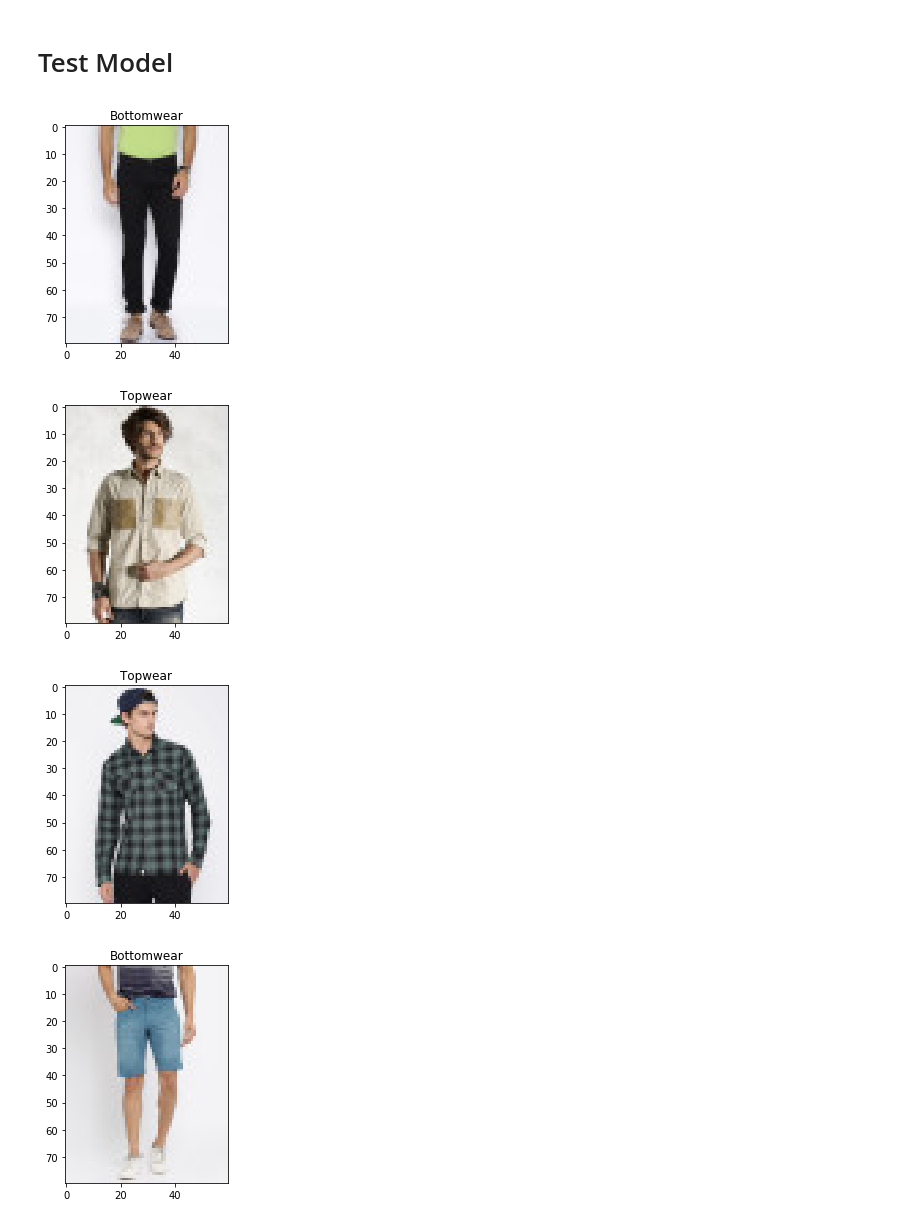
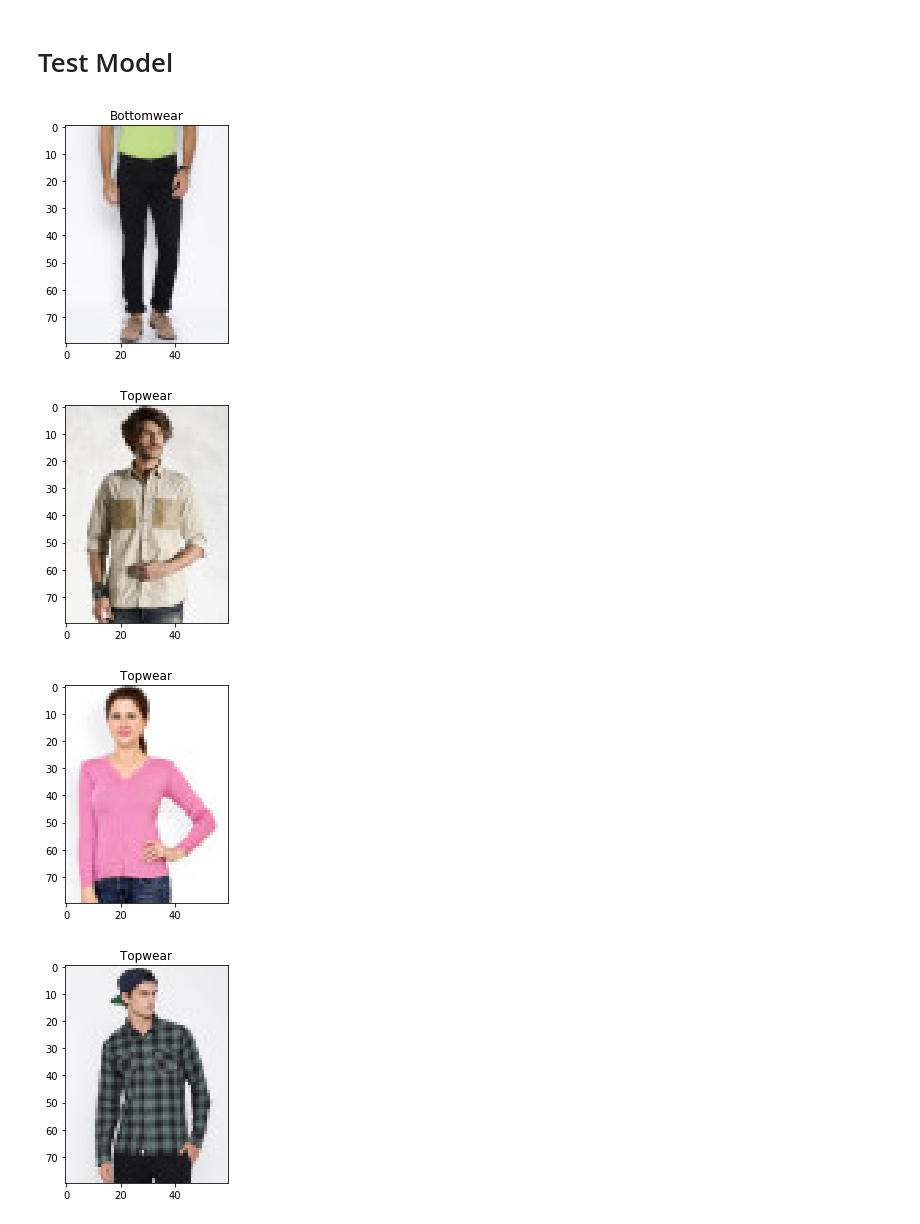
Before and after one commit to paramaggarwal/deeplearning-quickstart, a Jupyter notebook: Start.ipynb, the cells around one changed output. Cells and saved outputs as stored; diff of their text form; code cells hidden in the pictures.

```diff
--- a/Start.ipynb
+++ b/Start.ipynb
@@ -160,26 +160,26 @@ Epoch 5/5
 # %%
 import requests
 import urllib.request
 import matplotlib.pyplot as plt
 
-styleids = [1456039, 1116823, 1595888, 1392558, 1468462]
+styleids = [1456039, 1116823, 1024476, 1595888, 1062662, 1392558, 1377086, 1468462]
 
 for styleid in styleids:
     # download image and read
     r = requests.get(url='http://developer.myntra.com/style/' + str(styleid)).json()
     imageURL = r['data']['styleImages']['default']['imageURL'].replace('assets.myntassets.com/', 'assets.myntassets.com/w_60/')
     urllib.request.urlretrieve(imageURL, 'data/' + str(styleid) + '.jpg')
     image = mpimg.imread('data/' + str(styleid) + '.jpg')
 
     # predict what type is it
     prediction = model.predict_classes(np.array([image]), verbose=0)[0]
 
     # visualize prediction
     plt.title('Topwear' if prediction==0 else 'Bottomwear')
     plt.imshow(image)
     plt.show()
 # %% [output]
 [figure]
 [figure]
-[figure, old version]
+[figure, new version]
-[figure, old version]
+[figure, new version]
```
Also changed, not shown: parts of 1 cell of this notebook, 3 other files.
